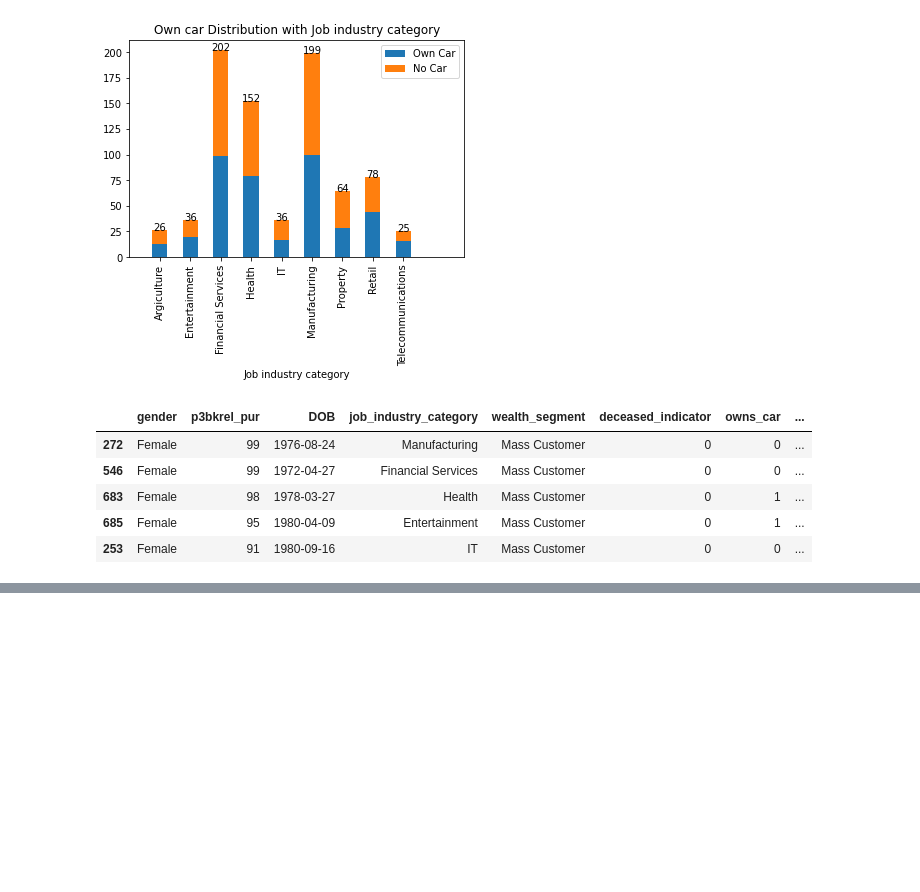
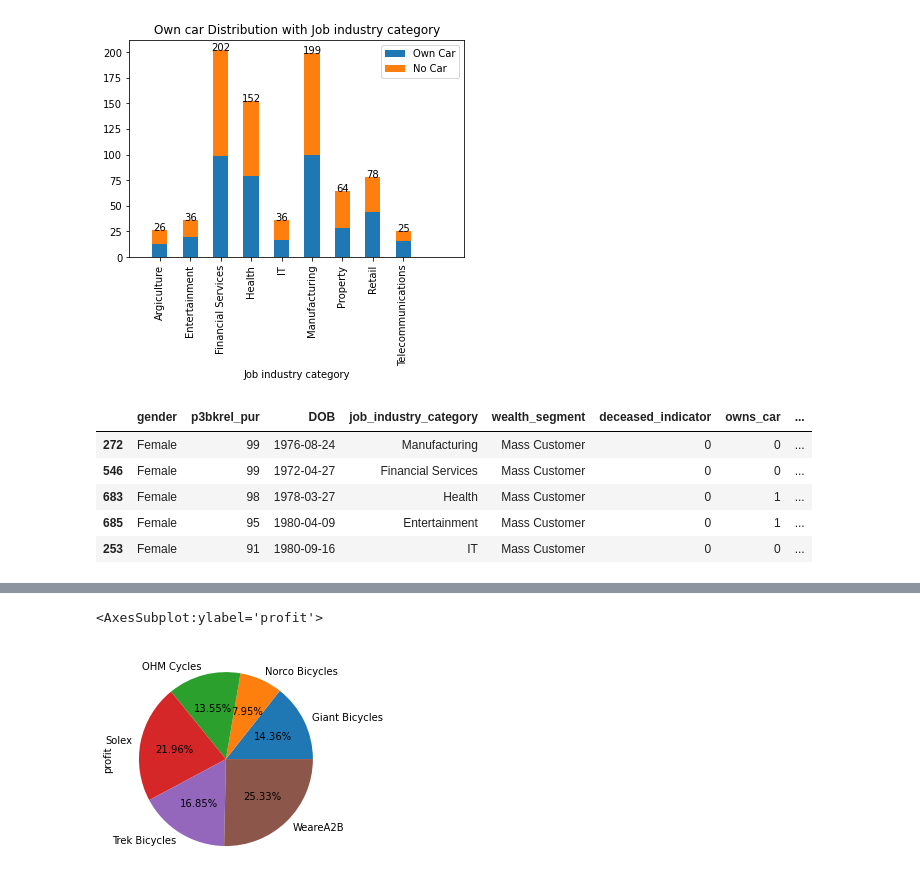
Before and after one commit to JatinderMalhi/KpmgVirtualDataAnalytics, a Jupyter notebook: task2/task2.ipynb, the cells around one changed output, grey strips where cells are left out. Cells and saved outputs as stored; diff of their text form; code cells hidden in the pictures; blank space fills up the shorter version.

Commit message:
Pie chart added

```diff
--- a/task2/task2.ipynb
+++ b/task2/task2.ipynb
@@ -373,3 +373,6 @@ df3.head()
 | 253 | Female | 91 | 1980-09-16 | IT | Mass Customer | 0 | 0 | ... |
 # %%
 df1.to_csv('cleaned_dataset.csv')
+# %%
+df3 = pd.read_excel('rawdata.xlsx', 'Transactions')
+df3.head()
@@ -375,0 +404,3 @@ df1.to_csv('cleaned_dataset.csv')
+# %%
+df3.dropna(inplace=True)
+df3.shape
@@ -375,0 +409,3 @@ df1.to_csv('cleaned_dataset.csv')
+# %%
+df3['profit'] = df3['list_price']-df3['standard_cost']
+df3.head()
@@ -375,0 +419,3 @@ df1.to_csv('cleaned_dataset.csv')
+# %%
+df3 = df3.sort_values(by = ['customer_id'], ascending=True)
+df3.head()
@@ -375,0 +429,5 @@ df1.to_csv('cleaned_dataset.csv')
+# %%
+df3.groupby('brand')['profit'].sum().plot(kind = 'pie', autopct = lambda pct: str(round(pct, 2)) +'%')
+# %% [output]
+<AxesSubplot:ylabel='profit'>
+[figure, added]
```
Also changed, not shown: parts of 8 cells of this notebook, 8 other files.
